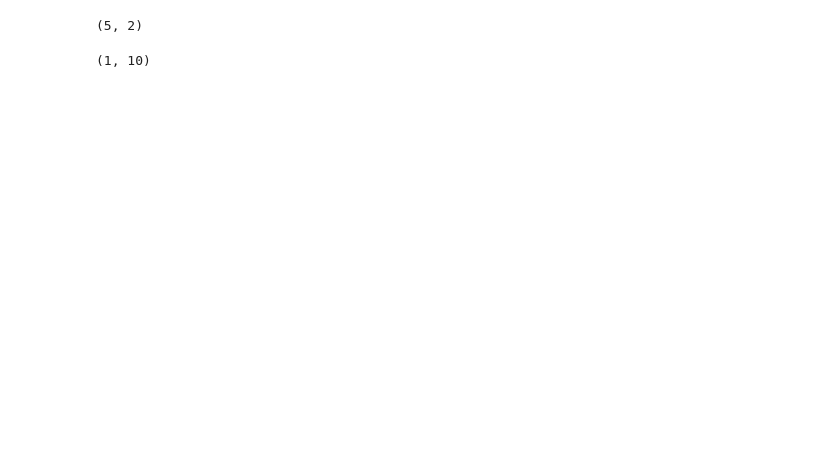
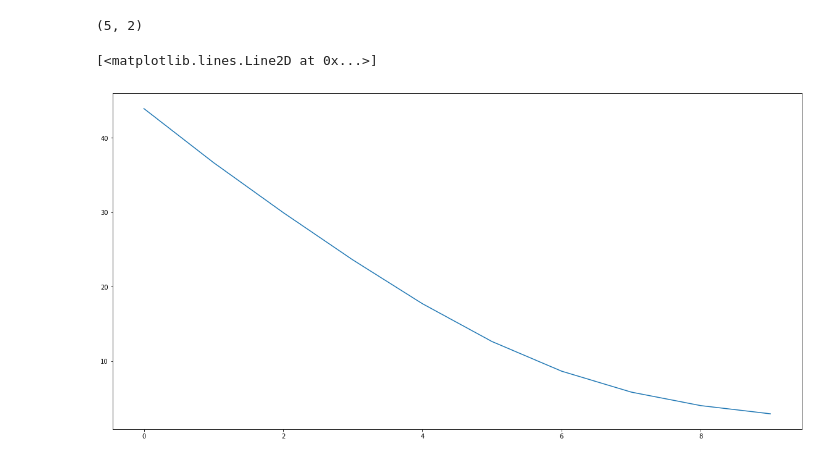
Before and after one commit to Greveley/2D-Point-Classifier-Perceptron-Model-, a Jupyter notebook: Multi_Layer_NN_2D_Space_Classifier_NEW.ipynb, the cells around one changed output. Drawn from its saved outputs; the diff is of its cells as text; code cells hidden in the pictures; blank space fills up the shorter version.

```diff
--- a/Multi_Layer_NN_2D_Space_Classifier_NEW.ipynb
+++ b/Multi_Layer_NN_2D_Space_Classifier_NEW.ipynb
@@ -216,4 +217,0 @@ grads = back_propagation(train_x, train_y, a, structure, weights, biases)
-# %%
-grads[2].shape
-# %% [output]
-(1, 10)
@@ -219,0 +257,5 @@ grads[2].shape
+# %%
+plt.plot(cost)
+# %% [output]
+[<matplotlib.lines.Line2D at 0x...>]
+[figure, added]
```
Also changed, not shown: parts of 11 cells of this notebook.
